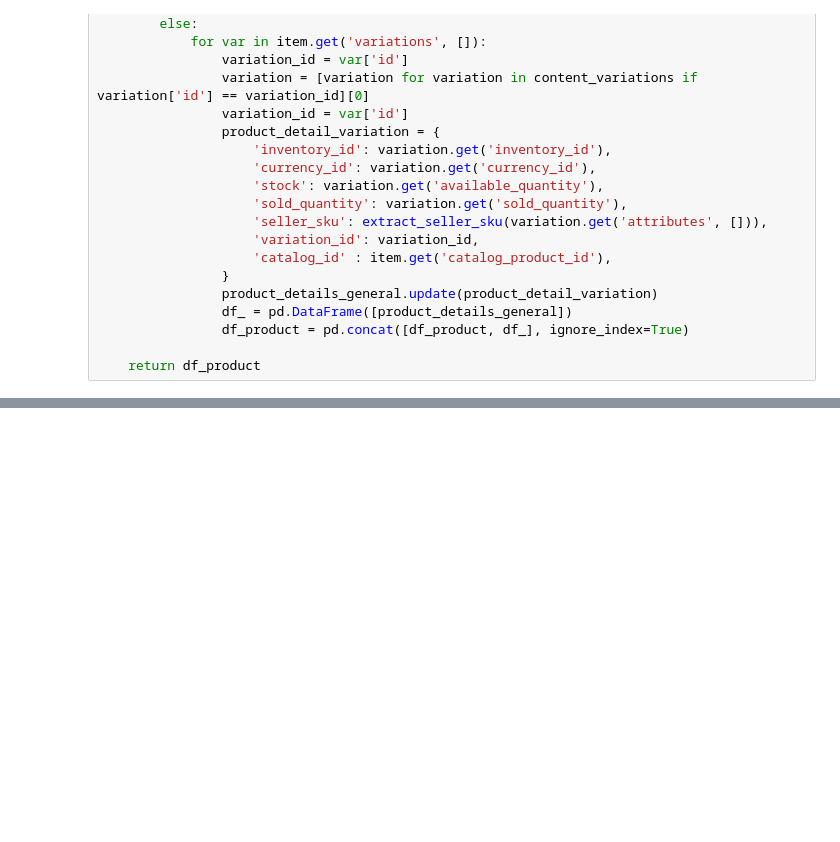
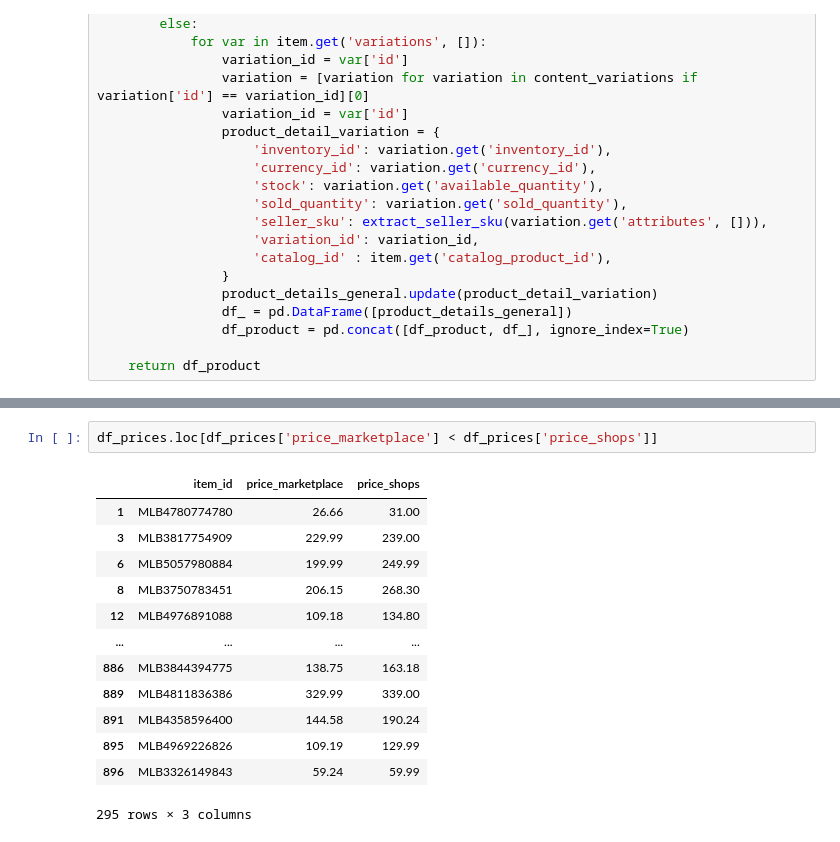
Before and after one commit to GLM-Inteligencia/pipeline_datalake, a Jupyter notebook: tests__.ipynb, the cells around one changed output, grey strips where cells are left out. Cells and saved outputs as stored; diff of their text form; blank space fills up the shorter version.

```diff
--- a/tests__.ipynb
+++ b/tests__.ipynb
@@ -945,0 +1411,16 @@ def process_details(content_details, content_variations):
+# %%
+df_prices.loc[df_prices['price_marketplace'] < df_prices['price_shops']]
+# %% [output]
+|  | item_id | price_marketplace | price_shops |
+| 1 | MLB4780774780 | 26.66 | 31.00 |
+| 3 | MLB3817754909 | 229.99 | 239.00 |
+| 6 | MLB5057980884 | 199.99 | 249.99 |
+| 8 | MLB3750783451 | 206.15 | 268.30 |
+| 12 | MLB4976891088 | 109.18 | 134.80 |
+| ... | ... | ... | ... |
+| 886 | MLB3844394775 | 138.75 | 163.18 |
+| 889 | MLB4811836386 | 329.99 | 339.00 |
+| 891 | MLB4358596400 | 144.58 | 190.24 |
+| 895 | MLB4969226826 | 109.19 | 129.99 |
+| 896 | MLB3326149843 | 59.24 | 59.99 |
+295 rows × 3 columns
```
Also changed, not shown: parts of 32 cells of this notebook, 6 other files.
